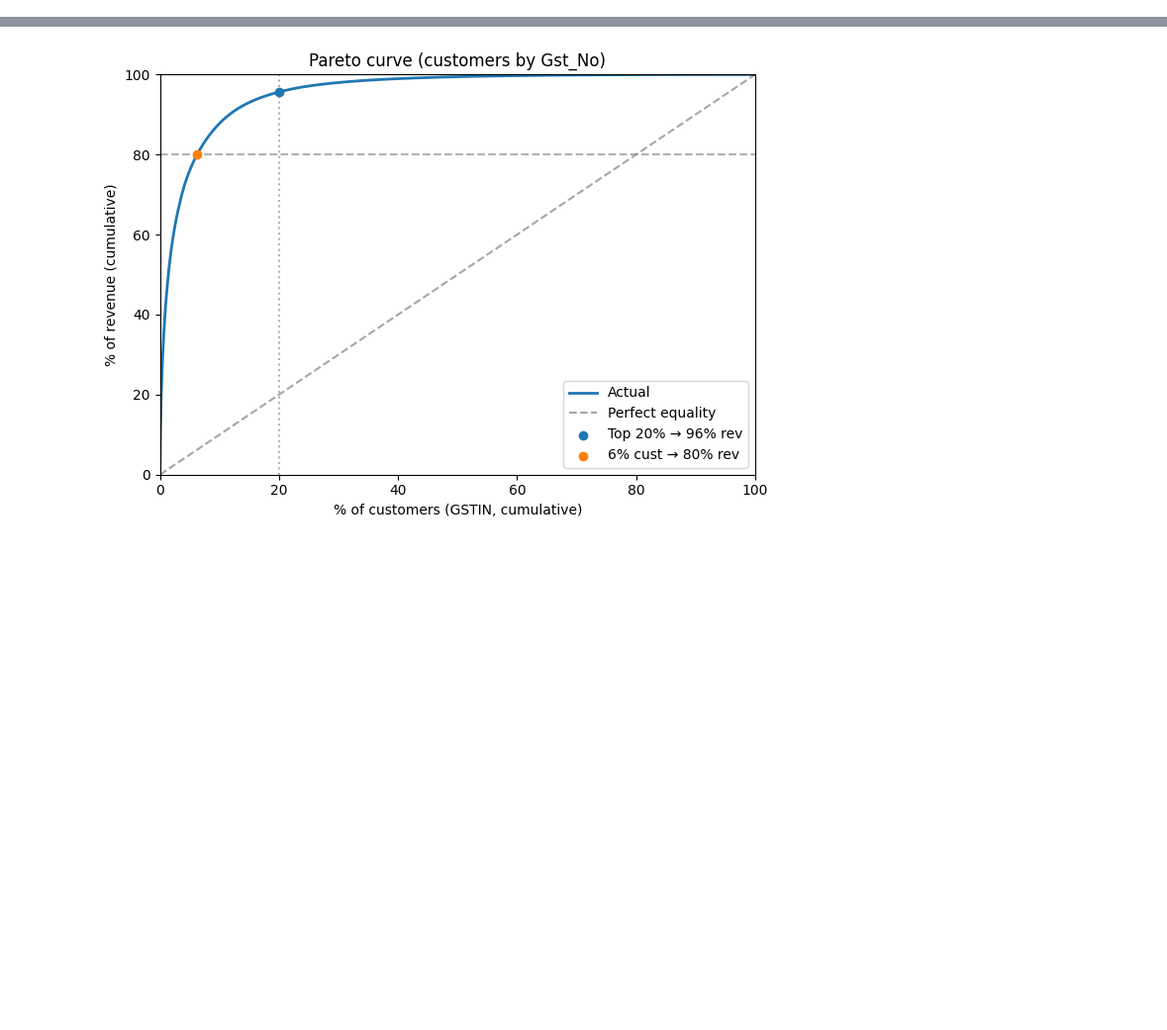
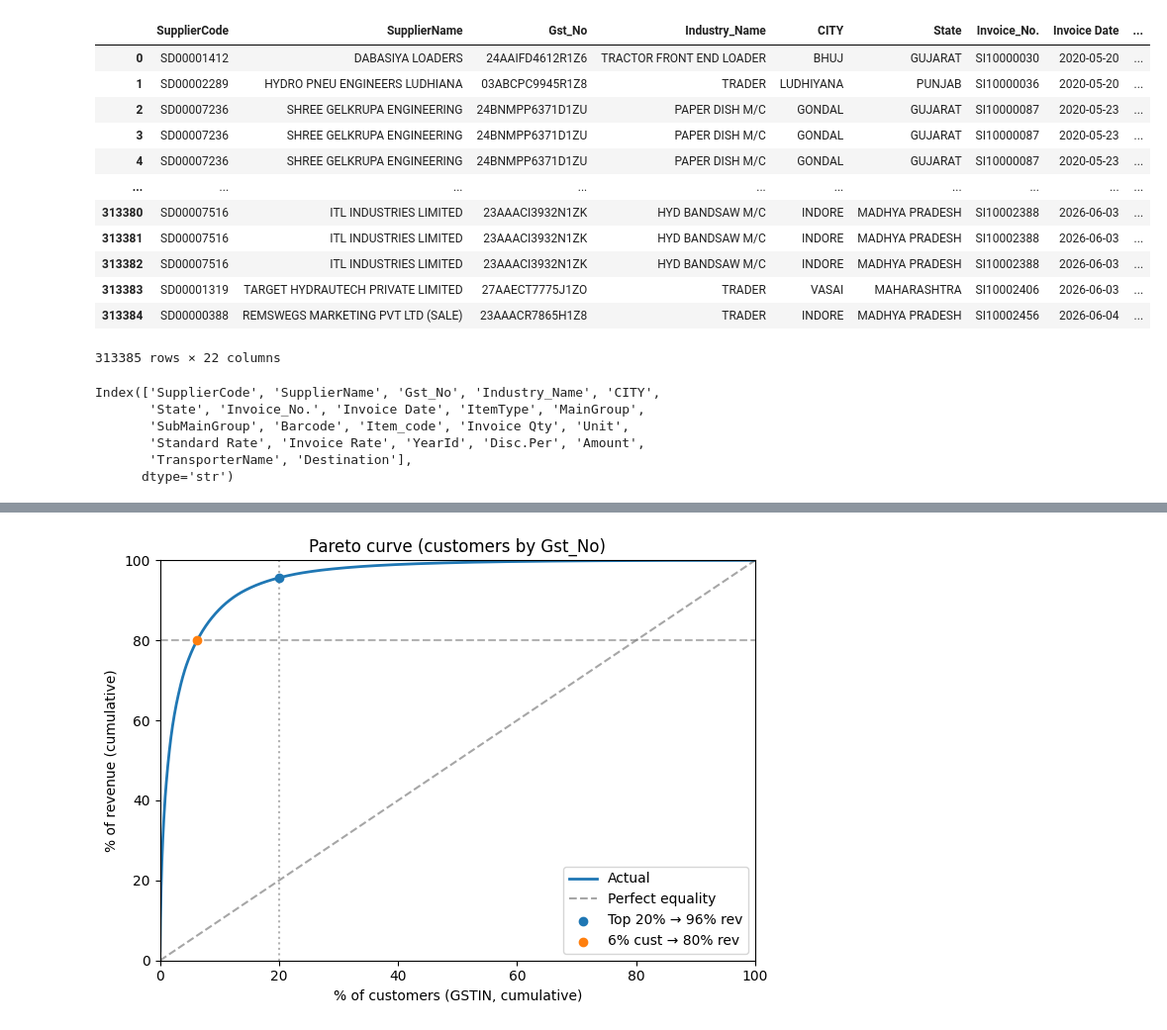
Before and after one commit to dhruvilsangani/Jacktech-Sales, a Jupyter notebook: sales_history_eda.ipynb, the cells around one changed output, grey strips where cells are left out. Shown at 99% size. Saved outputs shown, nothing was run; the diff lists cells and outputs as text; code cells hidden in the pictures; blank space fills up the shorter version.

```diff
--- a/sales_history_eda.ipynb
+++ b/sales_history_eda.ipynb
@@ -33,7 +39,31 @@ columns_of_interest = [
 ]
 # %%
 EXCEL_NAME = "Sales Invoice Register 2020-2026 Mitesh 260508.xlsx"
-df = pd.read_excel(EXCEL_NAME, header=0)
+df_new = pd.read_excel(EXCEL_NAME, header=0)
+df_new
+# %% [output]
+|  | SupplierCode | SupplierName | Gst_No | Industry_Name | CITY | State | Invoice_No. | Invoice Date | ... |
+| 0 | SD00001412 | DABASIYA LOADERS | 24AAIFD4612R1Z6 | TRACTOR FRONT END LOADER | BHUJ | GUJARAT | SI10000030 | 2020-05-20 | ... |
+| 1 | SD00002289 | HYDRO PNEU ENGINEERS LUDHIANA | 03ABCPC9945R1Z8 | TRADER | LUDHIYANA | PUNJAB | SI10000036 | 2020-05-20 | ... |
+| 2 | SD00007236 | SHREE GELKRUPA ENGINEERING | 24BNMPP6371D1ZU | PAPER DISH M/C | GONDAL | GUJARAT | SI10000087 | 2020-05-23 | ... |
+| 3 | SD00007236 | SHREE GELKRUPA ENGINEERING | 24BNMPP6371D1ZU | PAPER DISH M/C | GONDAL | GUJARAT | SI10000087 | 2020-05-23 | ... |
+| 4 | SD00007236 | SHREE GELKRUPA ENGINEERING | 24BNMPP6371D1ZU | PAPER DISH M/C | GONDAL | GUJARAT | SI10000087 | 2020-05-23 | ... |
+| ... | ... | ... | ... | ... | ... | ... | ... | ... | ... |
+| 313380 | SD00007516 | ITL INDUSTRIES LIMITED | 23AAACI3932N1ZK | HYD BANDSAW M/C | INDORE | MADHYA PRADESH | SI10002388 | 2026-06-03 | ... |
+| 313381 | SD00007516 | ITL INDUSTRIES LIMITED | 23AAACI3932N1ZK | HYD BANDSAW M/C | INDORE | MADHYA PRADESH | SI10002388 | 2026-06-03 | ... |
+| 313382 | SD00007516 | ITL INDUSTRIES LIMITED | 23AAACI3932N1ZK | HYD BANDSAW M/C | INDORE | MADHYA PRADESH | SI10002388 | 2026-06-03 | ... |
+| 313383 | SD00001319 | TARGET HYDRAUTECH PRIVATE LIMITED | 27AAECT7775J1ZO | TRADER | VASAI | MAHARASHTRA | SI10002406 | 2026-06-03 | ... |
+| 313384 | SD00000388 | REMSWEGS MARKETING PVT LTD (SALE) | 23AAACR7865H1Z8 | TRADER | INDORE | MADHYA PRADESH | SI10002456 | 2026-06-04 | ... |
+313385 rows × 22 columns
+# %%
+df_new.columns
+# %% [output]
+Index(['SupplierCode', 'SupplierName', 'Gst_No', 'Industry_Name', 'CITY',
+       'State', 'Invoice_No.', 'Invoice Date', 'ItemType', 'MainGroup',
+       'SubMainGroup', 'Barcode', 'Item_code', 'Invoice Qty', 'Unit',
+       'Standard Rate', 'Invoice Rate', 'YearId', 'Disc.Per', 'Amount',
+       'TransporterName', 'Destination'],
+      dtype='str')
 # %%
 FILE_NAME = "Sales Invoice Register 2014 2020 Mitesh 260509.xlsx"
 df_old = pd.read_excel(FILE_NAME, header=0)
```
Also changed, not shown: parts of 9 cells of this notebook, 6 other files.
